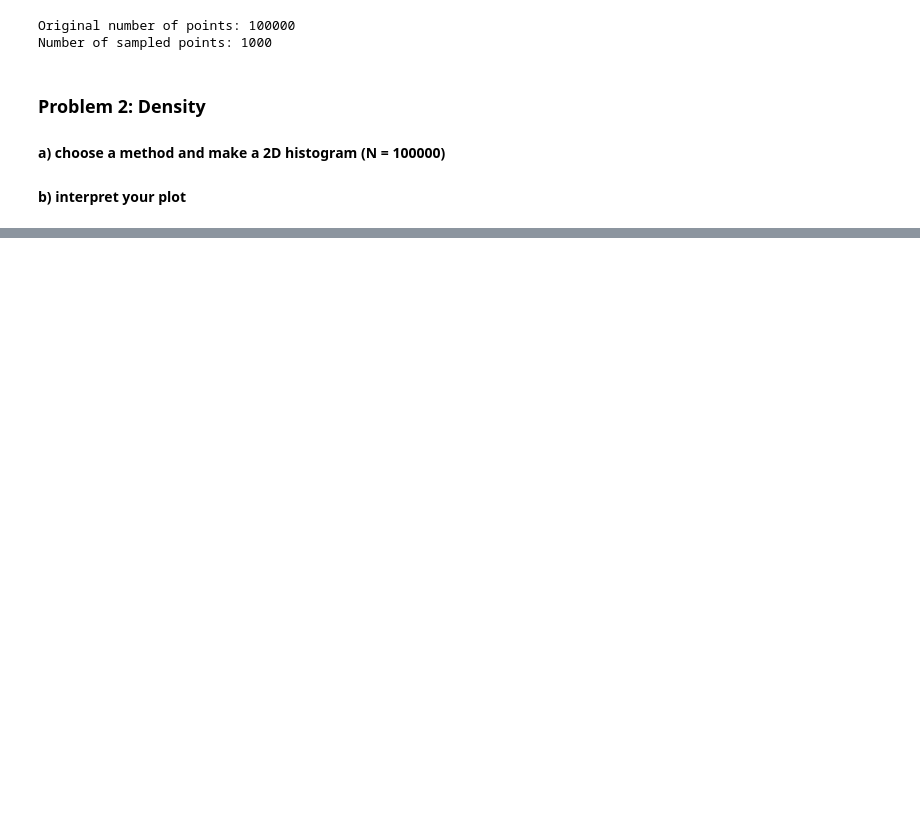
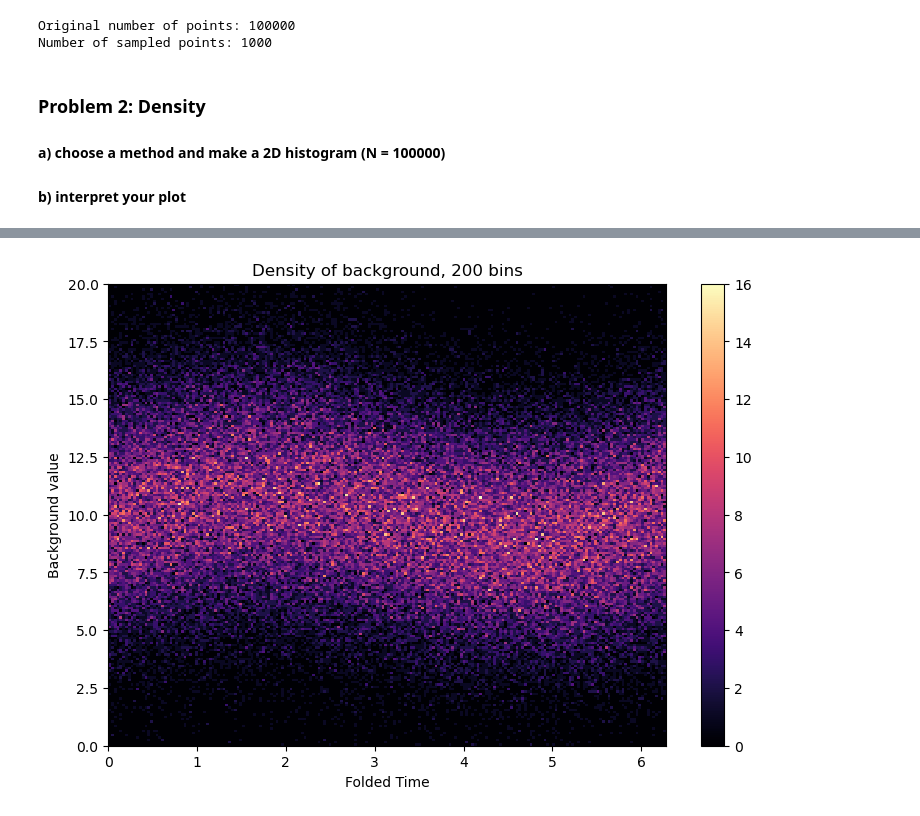
Before and after one commit to willmhstelter/Stelter434, a Jupyter notebook: HW4_Stelter.ipynb, the cells around one changed output, grey strips where cells are left out. Saved outputs shown, nothing was run; the diff lists cells and outputs as text; code cells hidden in the pictures; blank space fills up the shorter version.

```diff
--- a/HW4_Stelter.ipynb
+++ b/HW4_Stelter.ipynb
@@ -151,0 +239,11 @@ plt.hist2d(t, bkgd, bins=100);
+# %%
+#3b
+plt.figure(figsize=(9,6))
+plt.hist2d(ft, bkgd, bins=200, range=([np.min(ft), np.max(ft)],[0,20]), cmap="magma");
+plt.xlabel("Folded Time")
+plt.ylabel("Background value")
+plt.title("Density of background, 200 bins")
+plt.colorbar()
+plt.show()
+# %% [output]
+[figure, added]
```
Also changed, not shown: parts of 9 cells of this notebook.
